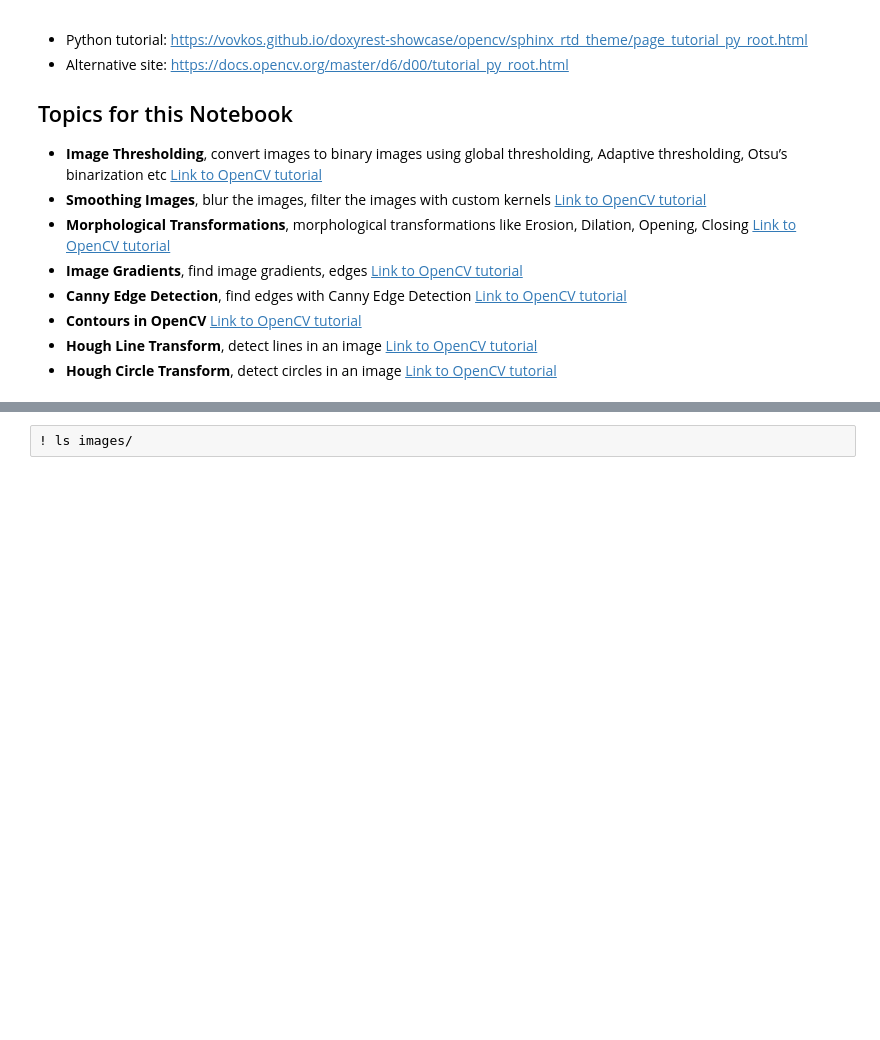
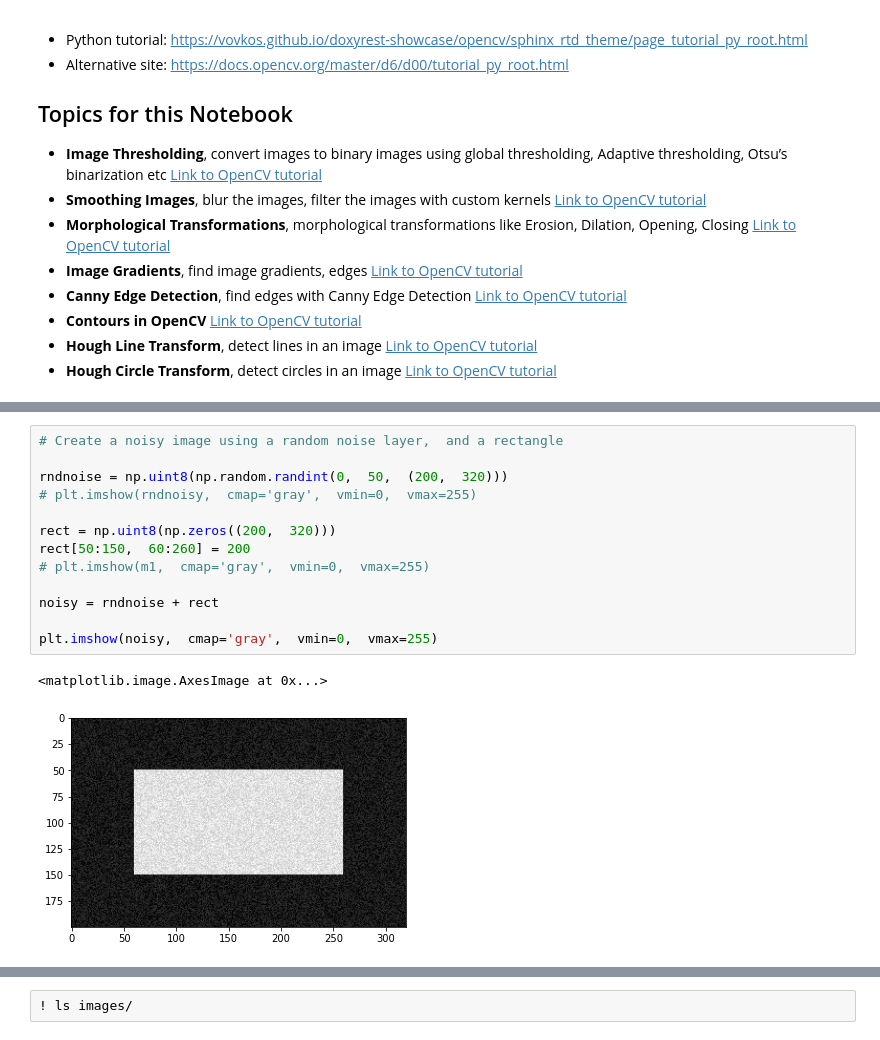
Before and after one commit to kingmolnar/Image-Processing-Analytics, a Jupyter notebook: OpenCV/2_Image_Processing.ipynb, the cells around one changed output, grey strips where cells are left out. Drawn from its saved outputs; the diff is of its cells as text; blank space fills up the shorter version.

```diff
--- a/OpenCV/2_Image_Processing.ipynb
+++ b/OpenCV/2_Image_Processing.ipynb
@@ -102,0 +262,16 @@ plt.show(); plt.close()
+# %%
+# Create a noisy image using a random noise layer,  and a rectangle
+
+rndnoise = np.uint8(np.random.randint(0,  50,  (200,  320)))
+# plt.imshow(rndnoisy,  cmap='gray',  vmin=0,  vmax=255)
+
+rect = np.uint8(np.zeros((200,  320)))
+rect[50:150,  60:260] = 200
+# plt.imshow(m1,  cmap='gray',  vmin=0,  vmax=255)
+
+noisy = rndnoise + rect
+
+plt.imshow(noisy,  cmap='gray',  vmin=0,  vmax=255)
+# %% [output]
+<matplotlib.image.AxesImage at 0x...>
+[figure, added]
```
Also changed, not shown: parts of 99 cells of this notebook.
